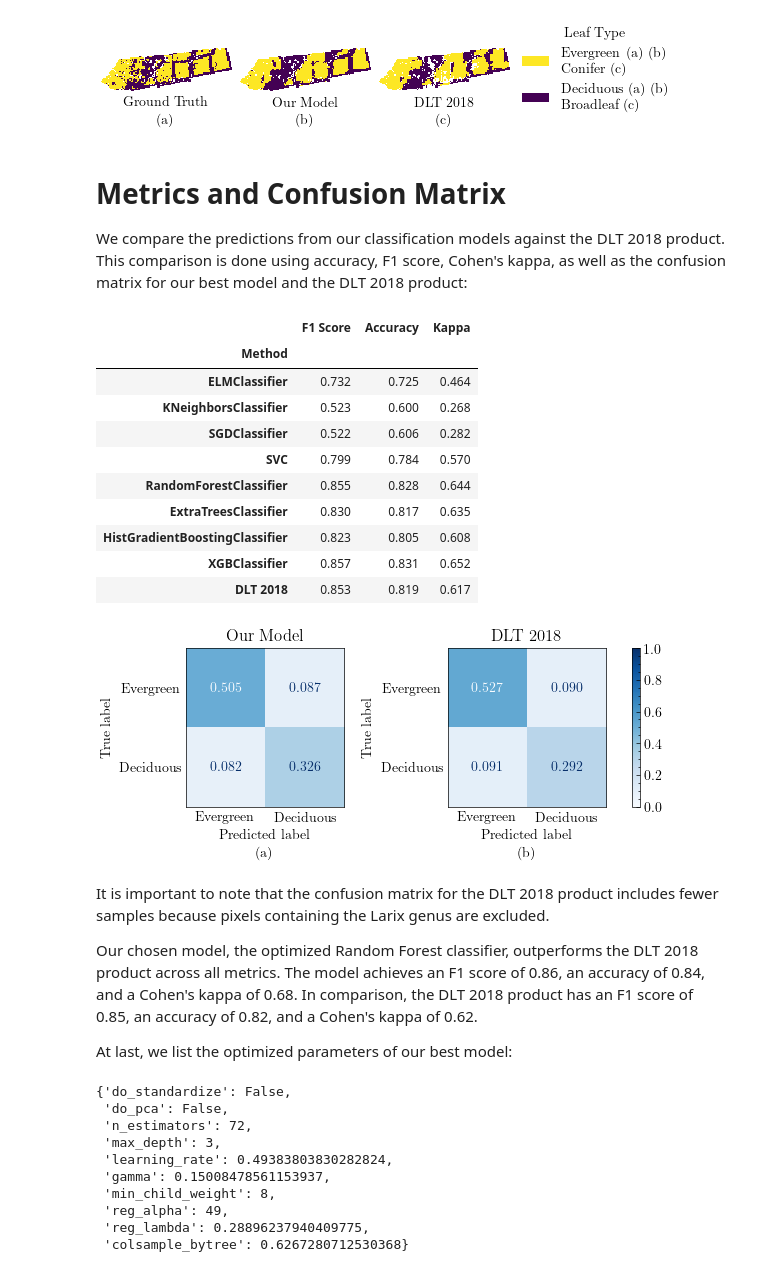
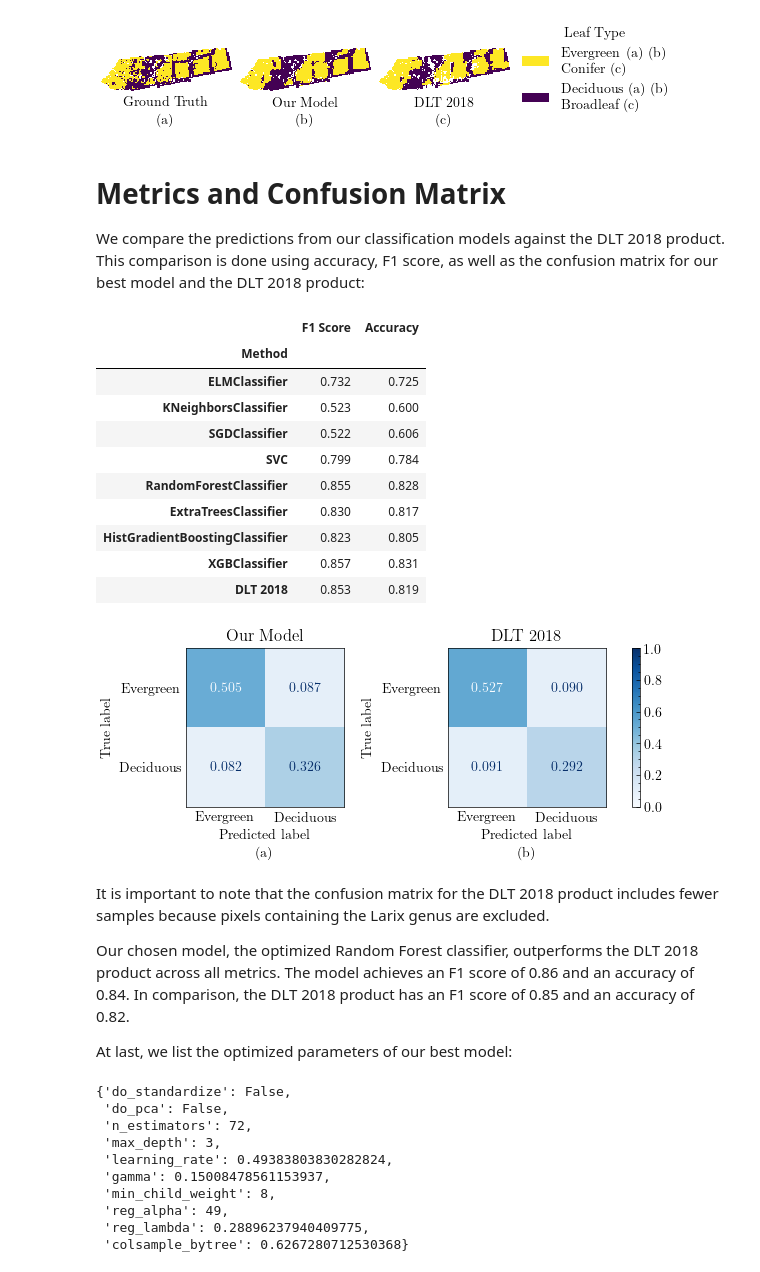
Before and after one commit to peter-hofinger/sentinel-leaf-classification, a Jupyter notebook: notebooks/4-generalization.ipynb, the cells around one changed output. Drawn from its saved outputs; the diff is of its cells as text; code cells hidden in the pictures.

```diff
--- a/notebooks/4-generalization.ipynb
+++ b/notebooks/4-generalization.ipynb
@@ -418,13 +418,13 @@ save_fig(fig, "../reports/figures/generalization/Prediction Comparison.pdf")
 # %% [markdown]
 # Metrics and Confusion Matrix
 
-We compare the predictions from our classification models against the DLT 2018 product. This comparison is done using accuracy, F1 score, Cohen's kappa, as well as the confusion matrix for our best model and the DLT 2018 product:
+We compare the predictions from our classification models against the DLT 2018 product. This comparison is done using accuracy, F1 score, as well as the confusion matrix for our best model and the DLT 2018 product:
 # %%
 # Compare our models with DLT 2018 for each metric, ignoring pixels containing Larix for DLT 2018
 from matplotlib.cm import Blues, ScalarMappable
 from matplotlib.colors import Normalize
 from sklearn.base import ClassifierMixin
-from sklearn.metrics import accuracy_score, cohen_kappa_score, confusion_matrix
+from sklearn.metrics import accuracy_score, confusion_matrix
 
 
 def _evaluate_model(
@@ -436,10 +436,9 @@ def _evaluate_model(
 
     f1 = f1_score(masked_target, prediction)
     acc = accuracy_score(masked_target, prediction)
-    kappa = cohen_kappa_score(masked_target, prediction)
     cm = confusion_matrix(masked_target, prediction)
 
-    return model_name, f1, acc, kappa, cm
+    return model_name, f1, acc, cm
 
 
 def _confusion_matrix_display(
@@ -494,64 +493,63 @@ results.append(
         "DLT 2018",
         f1_score(masked_target, prediction),
         accuracy_score(masked_target, prediction),
-        cohen_kappa_score(masked_target, prediction),
         confusion_matrix(masked_target, prediction),
     )
 )
 
 results = pd.DataFrame(
-    results, columns=["Method", "F1 Score", "Accuracy", "Kappa", "Confusion Matrix"]
+    results, columns=["Method", "F1 Score", "Accuracy", "Confusion Matrix"]
 )
 results = results.set_index("Method")
 results.to_csv("../reports/generalization.csv")
 
 # Show confusion matrices of best_model and DLT 2018
 display_labels = ["Deciduous", "Evergreen"]
 subset = results.loc[[best_model, "DLT 2018"]]
 fig, axs = plt.subplots(1, len(subset), figsize=(5.81, 2.4), constrained_layout=True)
 
 cmap = Blues
 norm = Normalize(vmin=0, vmax=1)
 mappable = ScalarMappable(norm=norm, cmap=cmap)
 
 for ax, (method, row) in zip(axs, subset.iterrows(), strict=True):
     cm = row["Confusion Matrix"]
     cm = cm / cm.sum()
     cm = cm[::-1, ::-1]
 
     _confusion_matrix_display(
         cm,
         "Our Model" if method == best_model else method,
         display_labels[::-1],
         mappable=mappable,
         ax=ax,
     )
 
 fig.colorbar(mappable, ax=axs.ravel().tolist())
 
 label_subplots(axs, y_offset=0.25)
 
 save_fig(fig, "../reports/figures/generalization/Confusion Matrices.pdf")
 
-formatted_results = results[["F1 Score", "Accuracy", "Kappa"]].copy()
-results[["F1 Score", "Accuracy", "Kappa"]].map(lambda x: f"{x:.3f}")
+formatted_results = results[["F1 Score", "Accuracy"]].copy()
+results[["F1 Score", "Accuracy"]].map(lambda x: f"{x:.3f}")
 # %% [output]
-|  | F1 Score | Accuracy | Kappa |
-| Method |  |  |  |
-| ELMClassifier | 0.732 | 0.725 | 0.464 |
-| KNeighborsClassifier | 0.523 | 0.600 | 0.268 |
-| SGDClassifier | 0.522 | 0.606 | 0.282 |
-| SVC | 0.799 | 0.784 | 0.570 |
-| RandomForestClassifier | 0.855 | 0.828 | 0.644 |
-| ExtraTreesClassifier | 0.830 | 0.817 | 0.635 |
-| HistGradientBoostingClassifier | 0.823 | 0.805 | 0.608 |
-| XGBClassifier | 0.857 | 0.831 | 0.652 |
-| DLT 2018 | 0.853 | 0.819 | 0.617 |
+|  | F1 Score | Accuracy |
+| Method |  |  |
+| ELMClassifier | 0.732 | 0.725 |
+| KNeighborsClassifier | 0.523 | 0.600 |
+| SGDClassifier | 0.522 | 0.606 |
+| SVC | 0.799 | 0.784 |
+| RandomForestClassifier | 0.855 | 0.828 |
+| ExtraTreesClassifier | 0.830 | 0.817 |
+| HistGradientBoostingClassifier | 0.823 | 0.805 |
+| XGBClassifier | 0.857 | 0.831 |
+| DLT 2018 | 0.853 | 0.819 |
 [figure]
 # %% [markdown]
 It is important to note that the confusion matrix for the DLT 2018 product includes fewer samples because pixels containing the Larix genus are excluded.
 
-Our chosen model, the optimized Random Forest classifier, outperforms the DLT 2018 product across all metrics. The model achieves an F1 score of 0.86, an accuracy of 0.84, and a Cohen's kappa of 0.68. In comparison, the DLT 2018 product has an F1 score of 0.85, an accuracy of 0.82, and a Cohen's kappa of 0.62.
+Our chosen model, the optimized Random Forest classifier, outperforms the DLT 2018 product across all metrics. The model achieves an F1 score of 0.86 and an accuracy of 0.84. In comparison, the DLT 2018 product has an F1 score of 0.85 and an accuracy of 0.82.
 
 At last, we list the optimized parameters of our best model:
 # %%
```
Also changed, not shown: parts of 1 cell of this notebook, 20 other files.
